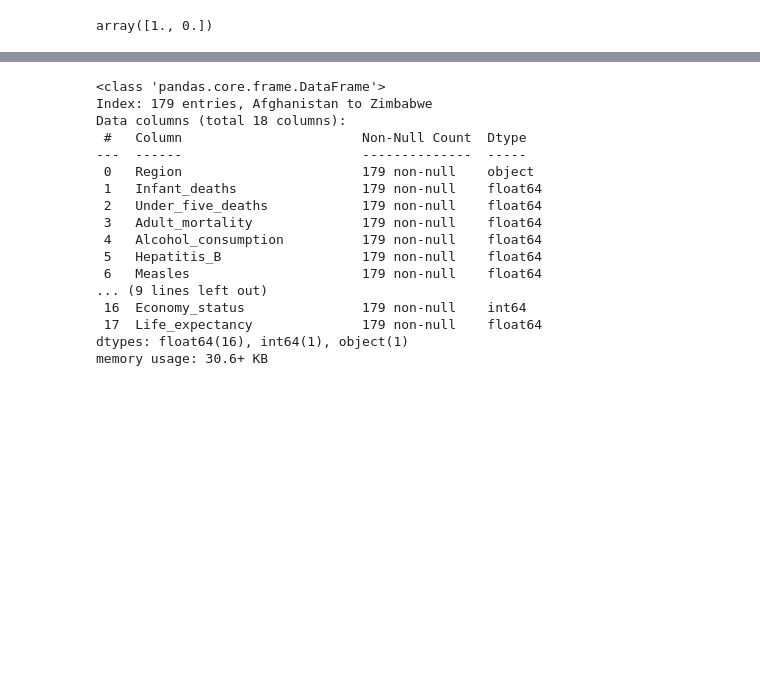
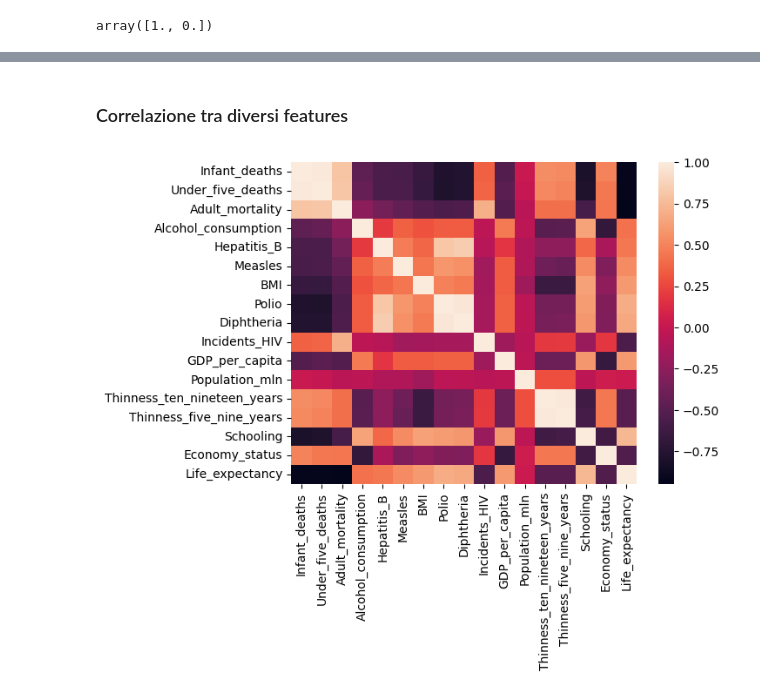
Before and after one commit to SkybunNataliia/Progetto-BigData, a Jupyter notebook: aspettativa_di_vita.ipynb, the cells around one changed output, grey strips where cells are left out. Cells and saved outputs as stored; diff of their text form; code cells hidden in the pictures; blank space fills up the shorter version.

Commit message:
Add correlation heatmap

```diff
--- a/aspettativa_di_vita.ipynb
+++ b/aspettativa_di_vita.ipynb
@@ -174,23 +174,16 @@ df[df['Economy_status']!=1.0].head()
 # Trasformo i valori della colonna 'Economy_status' da float ad int
 # 0 --> Paesi sviluppati, 1 --> in via di sviluppo
 df['Economy_status'] = df['Economy_status'].astype(int)
-# %%
-df.info()
-# %% [output]
-<class 'pandas.core.frame.DataFrame'>
-Index: 179 entries, Afghanistan to Zimbabwe
-Data columns (total 18 columns):
- #   Column                       Non-Null Count  Dtype
----  ------                       --------------  -----
- 0   Region                       179 non-null    object
- 1   Infant_deaths                179 non-null    float64
- 2   Under_five_deaths            179 non-null    float64
- 3   Adult_mortality              179 non-null    float64
- 4   Alcohol_consumption          179 non-null    float64
- 5   Hepatitis_B                  179 non-null    float64
- 6   Measles                      179 non-null    float64
-... (9 lines left out)
- 16  Economy_status               179 non-null    int64
- 17  Life_expectancy              179 non-null    float64
-dtypes: float64(16), int64(1), object(1)
-memory usage: 30.6+ KB
+# %% [markdown]
+### Correlazione tra diversi features
+# %%
+# Include solo valori numerici, senza 'Region'
+df_numerico = df.select_dtypes(include=['number'])
+
+# Crea la heatmap
+sns.heatmap(df_numerico.corr())
+
+# Mostra la heatmap
+plt.show()
+# %% [output]
+[figure, added]
```
Also changed, not shown: parts of 1 cell of this notebook.
